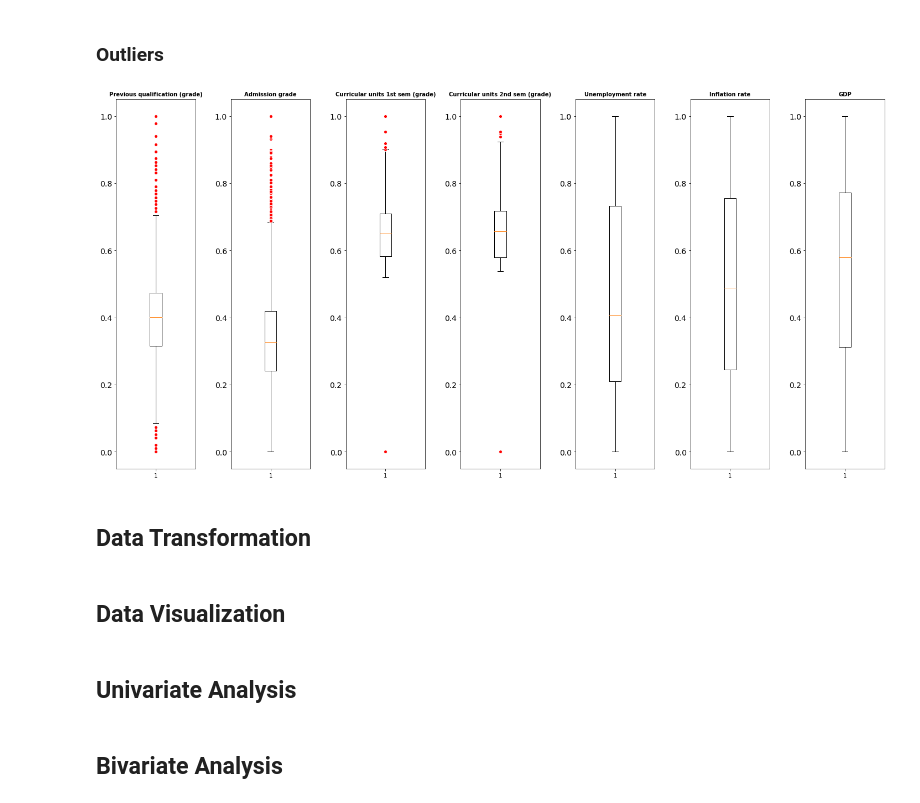
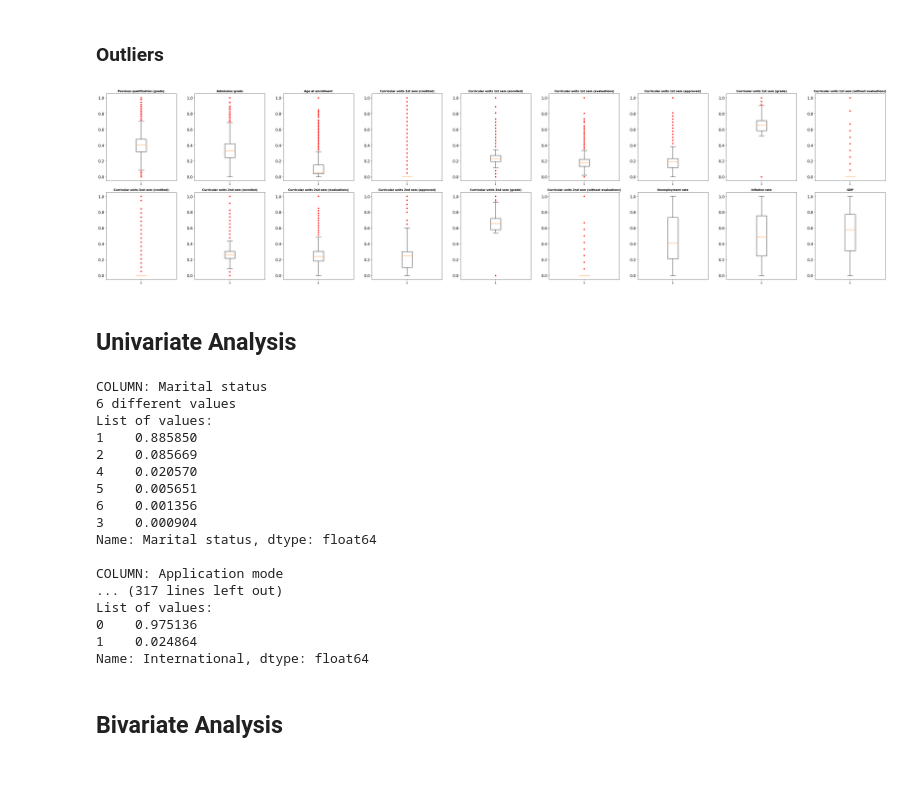
Before and after one commit to eugene-kbl/Predicting-Student-Dropout-and-Academic-Success, a Jupyter notebook: Project.ipynb, the cells around one changed output. Drawn from its saved outputs; the diff is of its cells as text; code cells hidden in the pictures; blank space fills up the shorter version.

```diff
--- a/Project.ipynb
+++ b/Project.ipynb
@@ -103,0 +106,27 @@ dtype: object
+# %%
+categorical_attributes = [
+    'Marital status',
+    'Application mode',
+    'Application order',
+    'Course',
+    'Daytime/evening attendance\t',
+    'Previous qualification',
+    'Nacionality',
+    "Mother's qualification",
+    "Father's qualification",
+    "Mother's occupation",
+    "Father's occupation",
+    'Displaced',
+    'Educational special needs',
+    'Debtor',
+    'Tuition fees up to date',
+    'Gender',
+    'Scholarship holder',
+    'International'
+]
+# %%
+df = dataset.iloc[:,].copy()
+for column in categorical_attributes:
+  df[column] = df[column].astype('category')
+# %%
+non_categorical_attributes = [column for column in df.columns if df[column].dtype not in ['object', 'category']]
@@ -125,23 +172,19 @@ float_attributes = [column for column in dataset.columns if dataset[column].dtyp
 def normalize(x):
   return ((x - min(x)) / (max(x) - min(x)))
 # %%
-df_test = dataset.iloc[:,].copy()
-df_test[float_attributes] = df_test[float_attributes].apply(normalize)
+df_outlier_test = dataset.iloc[:,].copy()
+df_outlier_test[non_categorical_attributes] = df_outlier_test[non_categorical_attributes].apply(normalize)
 # %%
 red_circle = dict(markerfacecolor='red', marker='o', markeredgecolor='white')
-fig, axs = plt.subplots(1, len(float_attributes), figsize=(20,10))
+fig, axs = plt.subplots(2, int(len(non_categorical_attributes)/2), figsize=(40,10))
 
 for i, ax in enumerate(axs.flat):
-    ax.boxplot(df_test[float_attributes].iloc[:,i], flierprops=red_circle)
-    ax.set_title(df_test[float_attributes].columns[i], fontsize=10, fontweight='bold')
+    ax.boxplot(df_outlier_test[non_categorical_attributes].iloc[:,i], flierprops=red_circle)
+    ax.set_title(df_outlier_test[non_categorical_attributes].columns[i], fontsize=10, fontweight='bold')
     ax.tick_params(axis='y', labelsize=14)
 
 plt.tight_layout()
 # %% [output]
-[figure, old version]
+[figure, new version]
-# %% [markdown]
-## Data Transformation
-# %% [markdown]
-## Data Visualization
 # %% [markdown]
 ## Univariate Analysis
@@ -148,3 +197,24 @@ plt.tight_layout()
+# %%
+for column in df[categorical_attributes].columns:
+  describe_attribute(dataset, column)
+# %% [output]
+COLUMN: Marital status
+6 different values
+List of values:
+1    0.885850
+2    0.085669
+4    0.020570
+5    0.005651
+6    0.001356
+3    0.000904
+Name: Marital status, dtype: float64
+
+COLUMN: Application mode
+... (317 lines left out)
+List of values:
+0    0.975136
+1    0.024864
+Name: International, dtype: float64
 # %% [markdown]
 ## Bivariate Analysis
 # %% [markdown]
```
Also changed, not shown: parts of 7 cells of this notebook.
